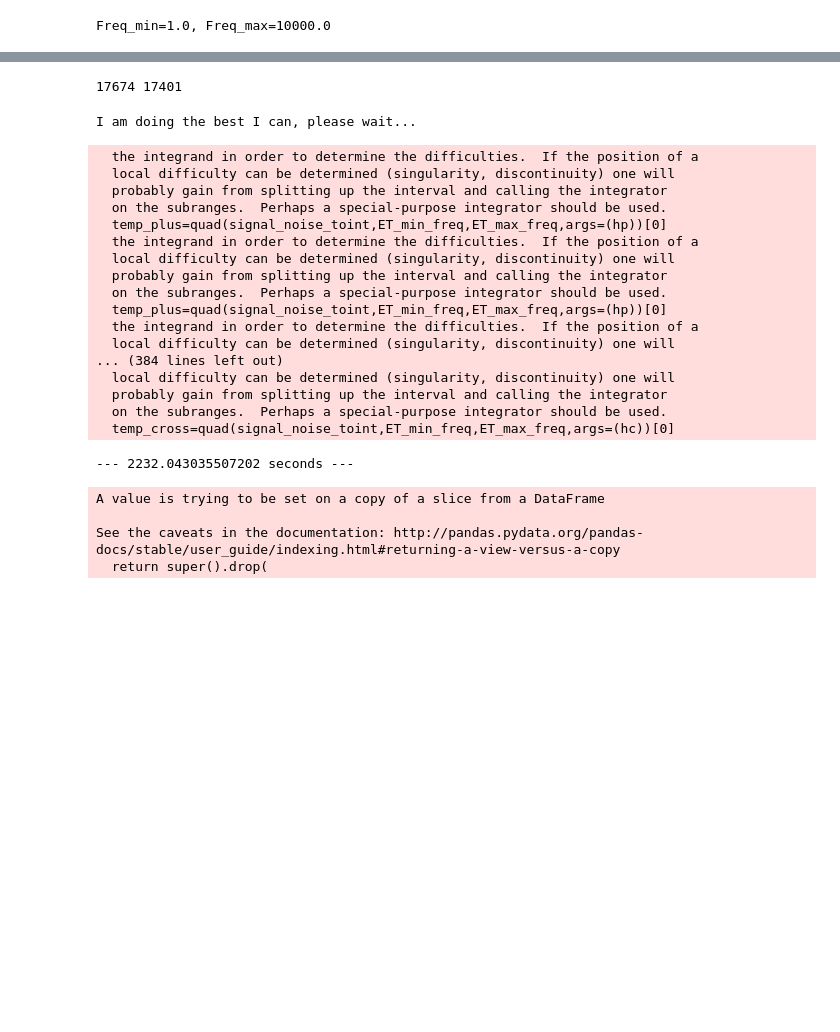
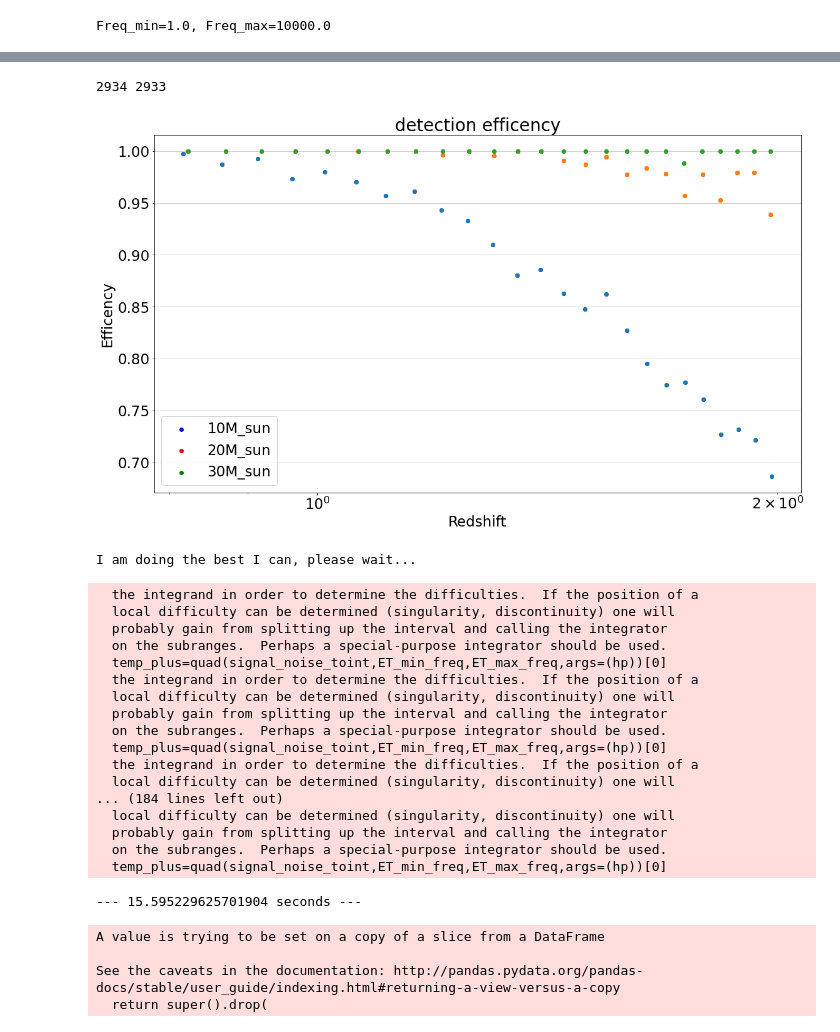
Before and after one commit to RCianca/DarkSirensStat, a Jupyter notebook: DSCatalogueCreator/DecisionMaker.ipynb, the cells around one changed output, grey strips where cells are left out. Drawn from its saved outputs; the diff is of its cells as text; code cells hidden in the pictures; blank space fills up the shorter version.

```diff
--- a/DSCatalogueCreator/DecisionMaker.ipynb
+++ b/DSCatalogueCreator/DecisionMaker.ipynb
@@ -194,7 +235,7 @@ plt.grid(axis='x', alpha=0.75)
 plt.legend()
 # %%
 #------------read the catalogue-------------------------------------
-dat = Table.read('EVA01.fits', format='fits')
+dat = Table.read('EVA02.fits', format='fits')
 EVA = dat.to_pandas()#all good, is an only text fits
 #print(EVA.columns)
 ds_x=EVA['DS_x']
@@ -211,3 +252,13 @@ zz=EVA['DS_redshift']
 #EVA['Aproximant']='IMRPhenomD'
 #t = Table.from_pandas(EVA)
 #t.write('EVA02.fits', overwrite=True)
+# %%
+theta=np.zeros(EVA.shape[0])
+phi=np.zeros(EVA.shape[0])
+com_distance=np.zeros(EVA.shape[0])
+#SNR=np.zeros(EVA.shape[0])
+for i in range(EVA.shape[0]):
+    phi[i]=phi_from_cart(ds_x[i],ds_y[i])
+    theta[i]=theta_from_cart(ds_x[i],ds_y[i],ds_z[i])
+    com_distance[i]=np.sqrt(ds_x[i]**2+ds_y[i]**2+ds_z[i]**2)
+cos_theta=np.cos(theta)
@@ -231,7 +325,7 @@ primarymass=np.array(EVA['M1'])
 secondarymass=np.array(EVA['M2'])
 snr=np.array(EVA['SNR'])
 lines=np.zeros(len(primarymass))
-totalmass=10
+totalmass=30
 error=0.25
 for i in range(len(primarymass)):
     m1=primarymass[i]
@@ -254,7 +355,7 @@ total=np.array(mydata['count'])
 redtotal=np.array(mydata['DS_redshift'])
 reddetected=np.array(mydetected['DS_redshift'])
 # %% [output]
-17674 17401
+2934 2933
 # %%
 steps=25
 start=reddetected.min()
@@ -273,43 +374,45 @@ for i in range(steps):
     temp_total=temp_total[temp_total>=start]
     percentage.append(len(temp_detected)/len(temp_total))
     error.append(1/np.sqrt(len(temp_detected)))
-percentage10=np.asarray(percentage)
-midpoint10=np.asarray(midpoint)
-error10=np.asarray(error)
+#percentage10=np.asarray(percentage)
+#midpoint10=np.asarray(midpoint)
+#error10=np.asarray(error)
 #percentage20=np.asarray(percentage)
 #midpoint20=np.asarray(midpoint)
 #error20=np.asarray(error)
-#percentage30=np.asarray(percentage)
-#midpoint30=np.asarray(midpoint)
-#error30=np.asarray(error)
+percentage30=np.asarray(percentage)
+midpoint30=np.asarray(midpoint)
+error30=np.asarray(error)
 # %%
 plt.rcParams.update({'font.size': 23})
 fig,ax = plt.subplots()
 fig.set_size_inches(18.5, 10.5)
 m10, b10 = np.polyfit(midpoint10, percentage10, 1)
-#m20, b20 = np.polyfit(midpoint20, percentage20, 1)
+m20, b20 = np.polyfit(midpoint20, percentage20, 1)
 #m30, b30 = np.polyfit(midpoint30, percentage30, 1)
 
 
 ax.errorbar(midpoint10, percentage10, yerr=0, fmt="o")
 #ax.plot(midpoint10[3:], percentage10[3:], 'yo', midpoint10[3:], m10*midpoint10[3:]+b10, '--b')
 ax.scatter(midpoint10,percentage10,label='10M_sun',color='b')
 
-#ax.errorbar(midpoint20, percentage20, yerr=0, fmt="o")
+ax.errorbar(midpoint20, percentage20, yerr=0, fmt="o")
 #ax.plot(midpoint20[3:], percentage20[3:], 'yo', midpoint20[3:], m20*midpoint20[3:]+b20, '--y')
-#ax.scatter(midpoint20,percentage20,label='Efficency',color='r')
+ax.scatter(midpoint20,percentage20,label='20M_sun',color='r')
 
-#ax.errorbar(midpoint30, percentage30, yerr=0, fmt="o")
+ax.errorbar(midpoint30, percentage30, yerr=0, fmt="o")
 #ax.plot(midpoint30[3:], percentage30[3:], 'yo', midpoint30[3:], m30*midpoint30[3:]+b10, '--r')
-#ax.scatter(midpoint30,percentage30,label='30M_sun',color='g')
+ax.scatter(midpoint30,percentage30,label='30M_sun',color='g')
 
 plt.grid(axis='y', alpha=0.75)
 plt.legend()
 #plt.grid(axis='x', alpha=0.75)
 plt.xlabel('Redshift')
 plt.ylabel('Efficency')
 plt.title('detection efficency')
 plt.xscale('log')
+# %% [output]
+[figure, added]
 # %%
 #------------read the catalogue-------------------------------------
 ds_x=np.asarray(mydata['DS_x'])
@@ -353,7 +439,7 @@ for i in range(N):
 print('I am doing the best I can, please wait...')
 start_time = time.time()
 with Pool(40) as p:
-    mynewsnr=p.map(Multi_SNR, range(mydata.shape[0]))
+    mynewsnr=p.map(Multi_SNR_plus, range(mydata.shape[0]))
 print("--- %s seconds ---" % (time.time() - start_time))
 # %% [output]
 I am doing the best I can, please wait...
@@ -369,12 +455,12 @@ I am doing the best I can, please wait...
   temp_plus=quad(signal_noise_toint,ET_min_freq,ET_max_freq,args=(hp))[0]
   the integrand in order to determine the difficulties.  If the position of a
   local difficulty can be determined (singularity, discontinuity) one will
-... (384 lines left out)
+... (184 lines left out)
   local difficulty can be determined (singularity, discontinuity) one will
   probably gain from splitting up the interval and calling the integrator
   on the subranges.  Perhaps a special-purpose integrator should be used.
-  temp_cross=quad(signal_noise_toint,ET_min_freq,ET_max_freq,args=(hc))[0]
+  temp_plus=quad(signal_noise_toint,ET_min_freq,ET_max_freq,args=(hp))[0]
---- 2232.043035507202 seconds ---
+--- 15.595229625701904 seconds ---
 # %%
 mydata.drop('SNR', inplace=True, axis=1)
 mydata.insert(loc=14, column='SNR', value=mynewsnr)
```
Also changed, not shown: parts of 24 cells of this notebook, 4 other files.
